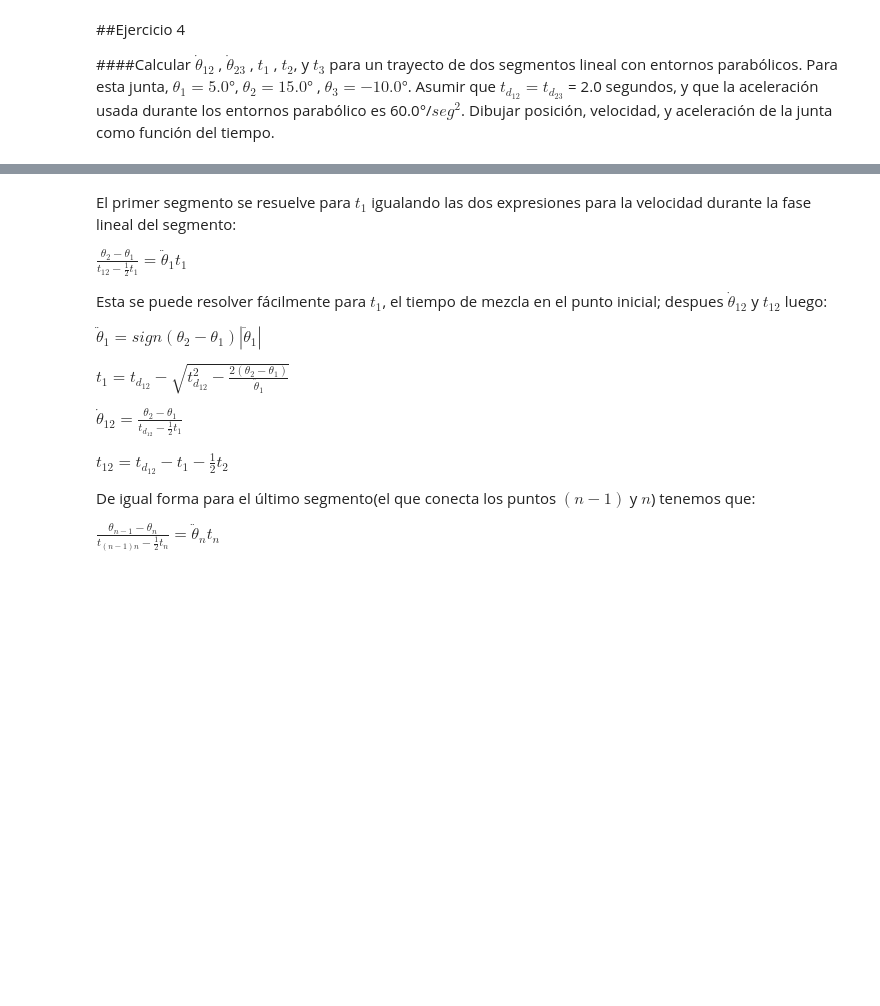
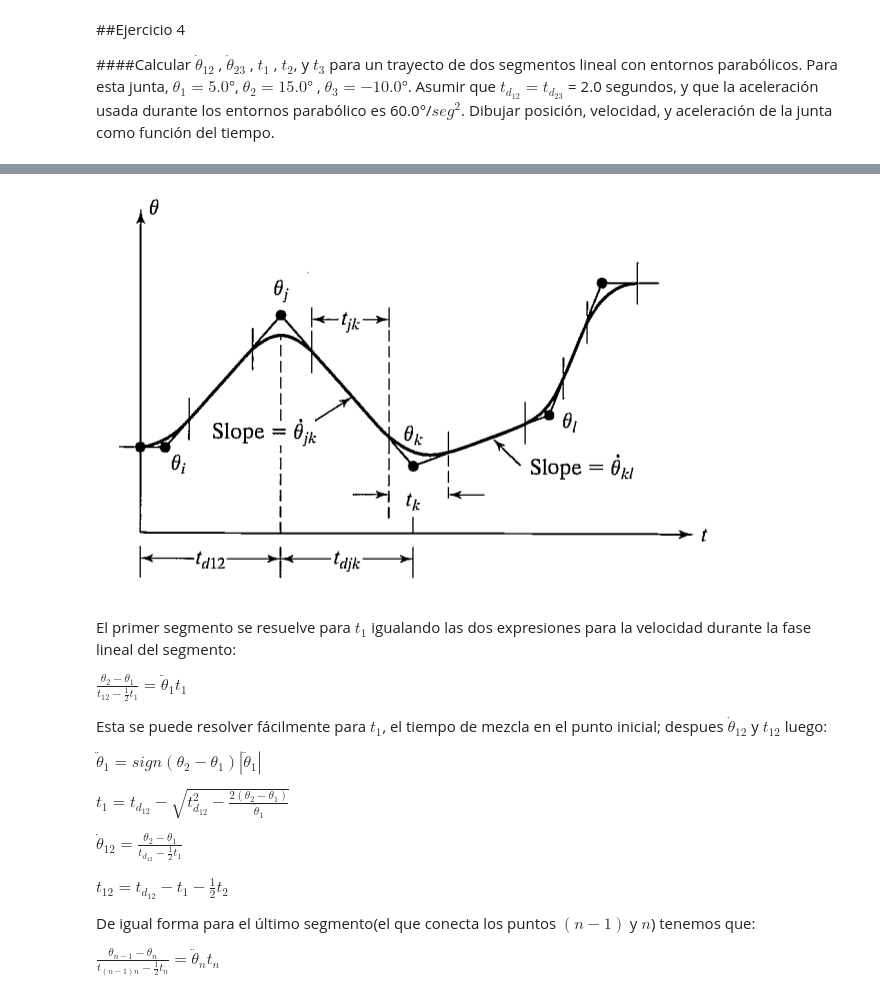
Before and after one commit to elsuizo/Control_de_robots_py, a Jupyter notebook: tp5.ipynb, the cells around one changed output, grey strips where cells are left out. Saved outputs shown, nothing was run; the diff lists cells and outputs as text; code cells hidden in the pictures; blank space fills up the shorter version.

```diff
--- a/tp5.ipynb
+++ b/tp5.ipynb
@@ -316,3 +313,8 @@ En este caso tenemos dos segmentos lineales con mezclas parabólicas que se unen
+# %%
+from IPython.core.display import Image
+Image(filename='Imagenes/blend_parbolic_via_points.png')
+# %% [output]
+[figure, added]
 # %% [markdown]
 El primer segmento se resuelve para $t_{1}$ igualando las dos expresiones para la velocidad durante la fase lineal del segmento:
 
```
Also changed, not shown: parts of 1 cell of this notebook.
